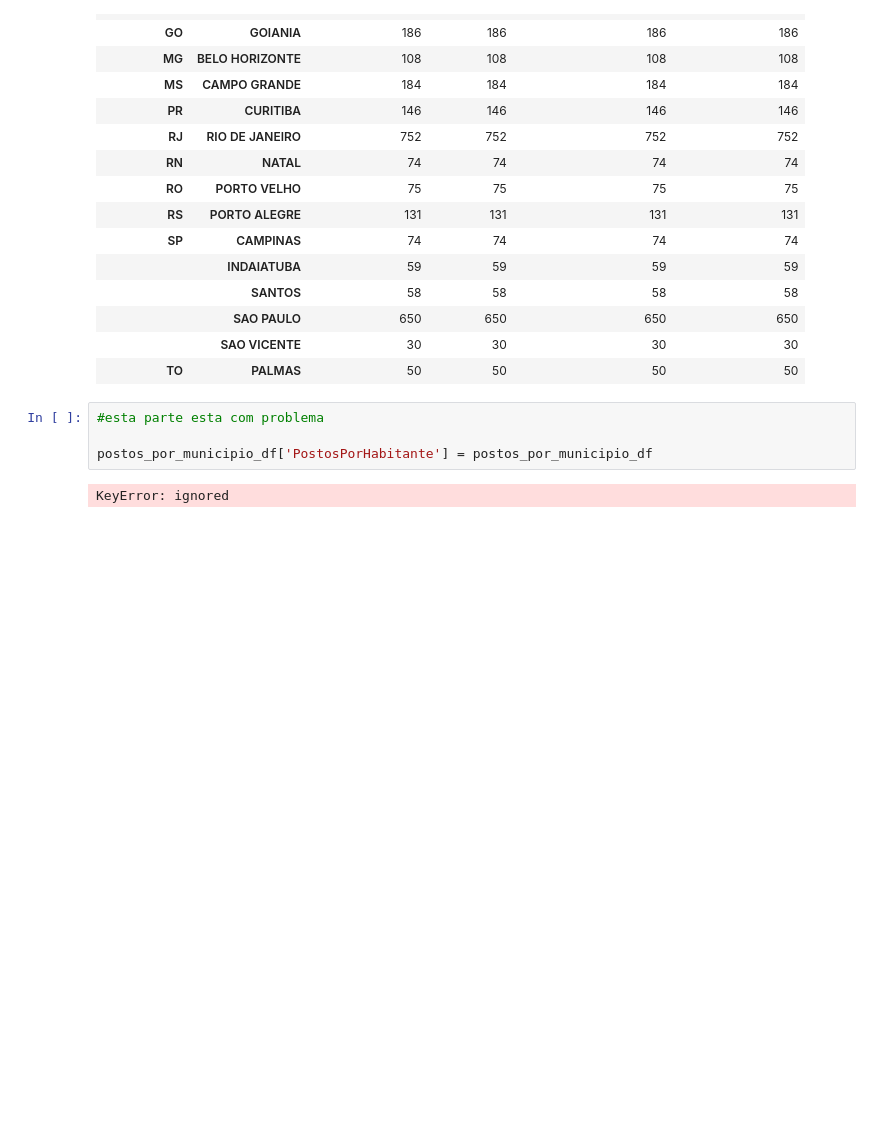
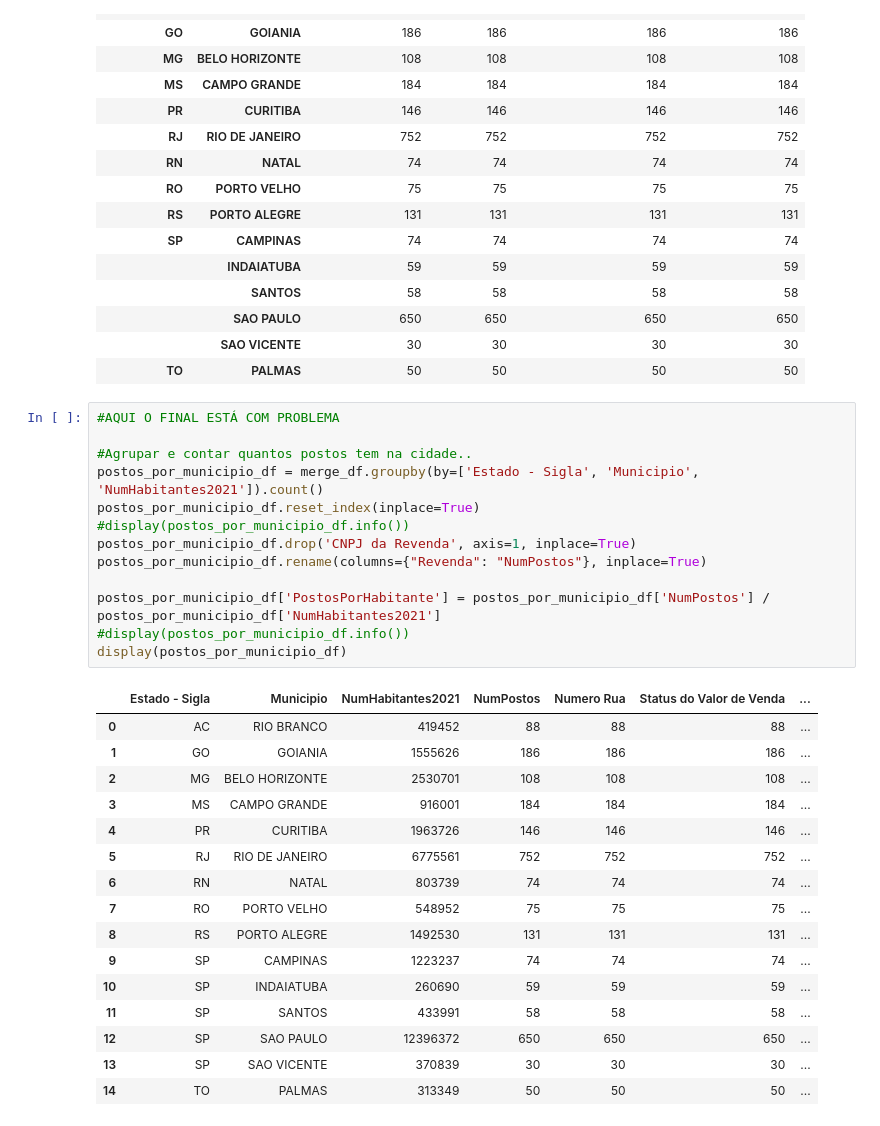
Before and after one commit to eduardoabdalla/curso-pythonpanda-extensao, a Jupyter notebook: Segundo_Exemplo_em_Python_PANDAS.ipynb, the cells around one changed output. Drawn from its saved outputs; the diff is of its cells as text; blank space fills up the shorter version.

```diff
--- a/Segundo_Exemplo_em_Python_PANDAS.ipynb
+++ b/Segundo_Exemplo_em_Python_PANDAS.ipynb
@@ -259,9 +259,33 @@ display(postos_por_municipio_df)
 |  | SAO PAULO | 650 | 650 | 650 | 650 |
 |  | SAO VICENTE | 30 | 30 | 30 | 30 |
 | TO | PALMAS | 50 | 50 | 50 | 50 |
-# %%
-#esta parte esta com problema
-
-postos_por_municipio_df['PostosPorHabitante'] = postos_por_municipio_df
-# %% [output]
-KeyError: ignored
+# %%
+#AQUI O FINAL ESTÁ COM PROBLEMA
+
+#Agrupar e contar quantos postos tem na cidade..
+postos_por_municipio_df = merge_df.groupby(by=['Estado - Sigla', 'Municipio', 'NumHabitantes2021']).count()
+postos_por_municipio_df.reset_index(inplace=True)
+#display(postos_por_municipio_df.info())
+postos_por_municipio_df.drop('CNPJ da Revenda', axis=1, inplace=True)
+postos_por_municipio_df.rename(columns={"Revenda": "NumPostos"}, inplace=True)
+
+postos_por_municipio_df['PostosPorHabitante'] = postos_por_municipio_df['NumPostos'] / postos_por_municipio_df['NumHabitantes2021']
+#display(postos_por_municipio_df.info())
+display(postos_por_municipio_df)
+# %% [output]
+|  | Estado - Sigla | Municipio | NumHabitantes2021 | NumPostos | Numero Rua | Status do Valor de Venda | ... |
+| 0 | AC | RIO BRANCO | 419452 | 88 | 88 | 88 | ... |
+| 1 | GO | GOIANIA | 1555626 | 186 | 186 | 186 | ... |
+| 2 | MG | BELO HORIZONTE | 2530701 | 108 | 108 | 108 | ... |
+| 3 | MS | CAMPO GRANDE | 916001 | 184 | 184 | 184 | ... |
+| 4 | PR | CURITIBA | 1963726 | 146 | 146 | 146 | ... |
+| 5 | RJ | RIO DE JANEIRO | 6775561 | 752 | 752 | 752 | ... |
+| 6 | RN | NATAL | 803739 | 74 | 74 | 74 | ... |
+| 7 | RO | PORTO VELHO | 548952 | 75 | 75 | 75 | ... |
+| 8 | RS | PORTO ALEGRE | 1492530 | 131 | 131 | 131 | ... |
+| 9 | SP | CAMPINAS | 1223237 | 74 | 74 | 74 | ... |
+| 10 | SP | INDAIATUBA | 260690 | 59 | 59 | 59 | ... |
+| 11 | SP | SANTOS | 433991 | 58 | 58 | 58 | ... |
+| 12 | SP | SAO PAULO | 12396372 | 650 | 650 | 650 | ... |
+| 13 | SP | SAO VICENTE | 370839 | 30 | 30 | 30 | ... |
+| 14 | TO | PALMAS | 313349 | 50 | 50 | 50 | ... |
```
